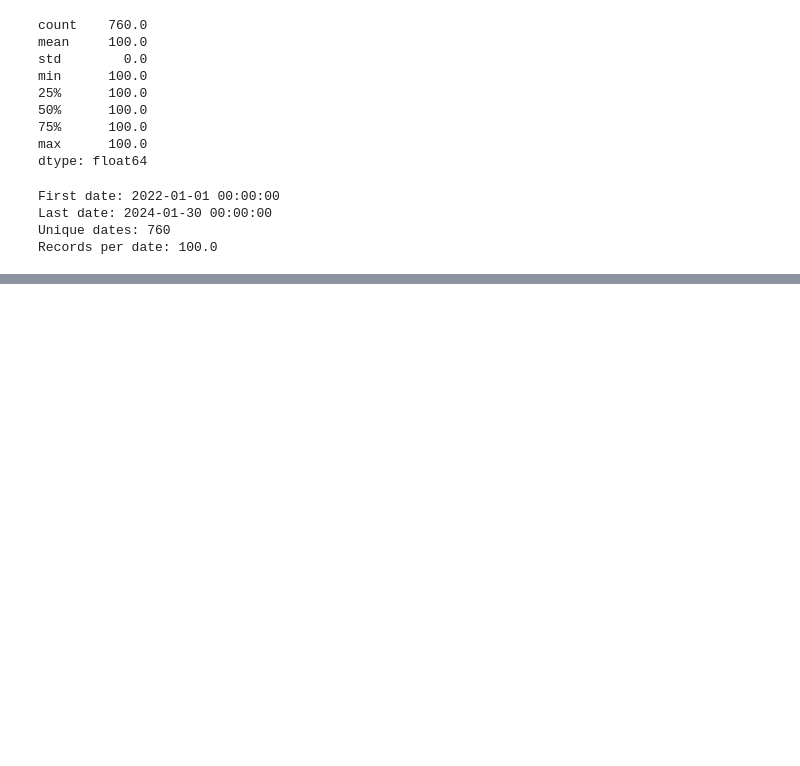
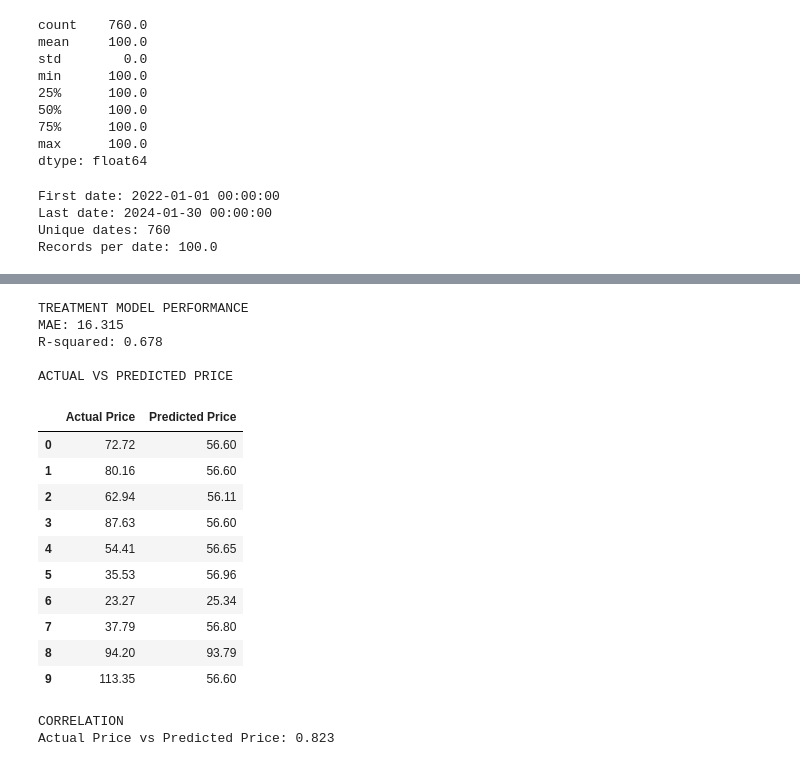
Before and after one commit to methukulokesh/EconoCausal, a Jupyter notebook: reports/notebooks/03_double_machine_learning.ipynb, the cells around one changed output, grey strips where cells are left out. Drawn from its saved outputs; the diff is of its cells as text; code cells hidden in the pictures; blank space fills up the shorter version.

```diff
--- a/reports/notebooks/03_double_machine_learning.ipynb
+++ b/reports/notebooks/03_double_machine_learning.ipynb
@@ -547,0 +942,44 @@ Records per date: 100.0
+# %%
+
+print("TREATMENT MODEL PERFORMANCE")
+
+print(
+    "MAE:",
+    round(mean_absolute_error(T, T_pred), 3)
+)
+
+print(
+    "R-squared:",
+    round(r2_score(T, T_pred), 3)
+)
+
+print("\nACTUAL VS PREDICTED PRICE")
+display(pd.DataFrame({
+    "Actual Price": T.head(10).values,
+    "Predicted Price": T_pred[:10]
+}).round(2))
+
+print("\nCORRELATION")
+print(
+    "Actual Price vs Predicted Price:",
+    round(np.corrcoef(T, T_pred)[0, 1], 3)
+)
+# %% [output]
+TREATMENT MODEL PERFORMANCE
+MAE: 16.315
+R-squared: 0.678
+
+ACTUAL VS PREDICTED PRICE
+|  | Actual Price | Predicted Price |
+| 0 | 72.72 | 56.60 |
+| 1 | 80.16 | 56.60 |
+| 2 | 62.94 | 56.11 |
+| 3 | 87.63 | 56.60 |
+| 4 | 54.41 | 56.65 |
+| 5 | 35.53 | 56.96 |
+| 6 | 23.27 | 25.34 |
+| 7 | 37.79 | 56.80 |
+| 8 | 94.20 | 93.79 |
+| 9 | 113.35 | 56.60 |
+CORRELATION
+Actual Price vs Predicted Price: 0.823
```
Also changed, not shown: parts of 10 cells of this notebook, 1 other file.
